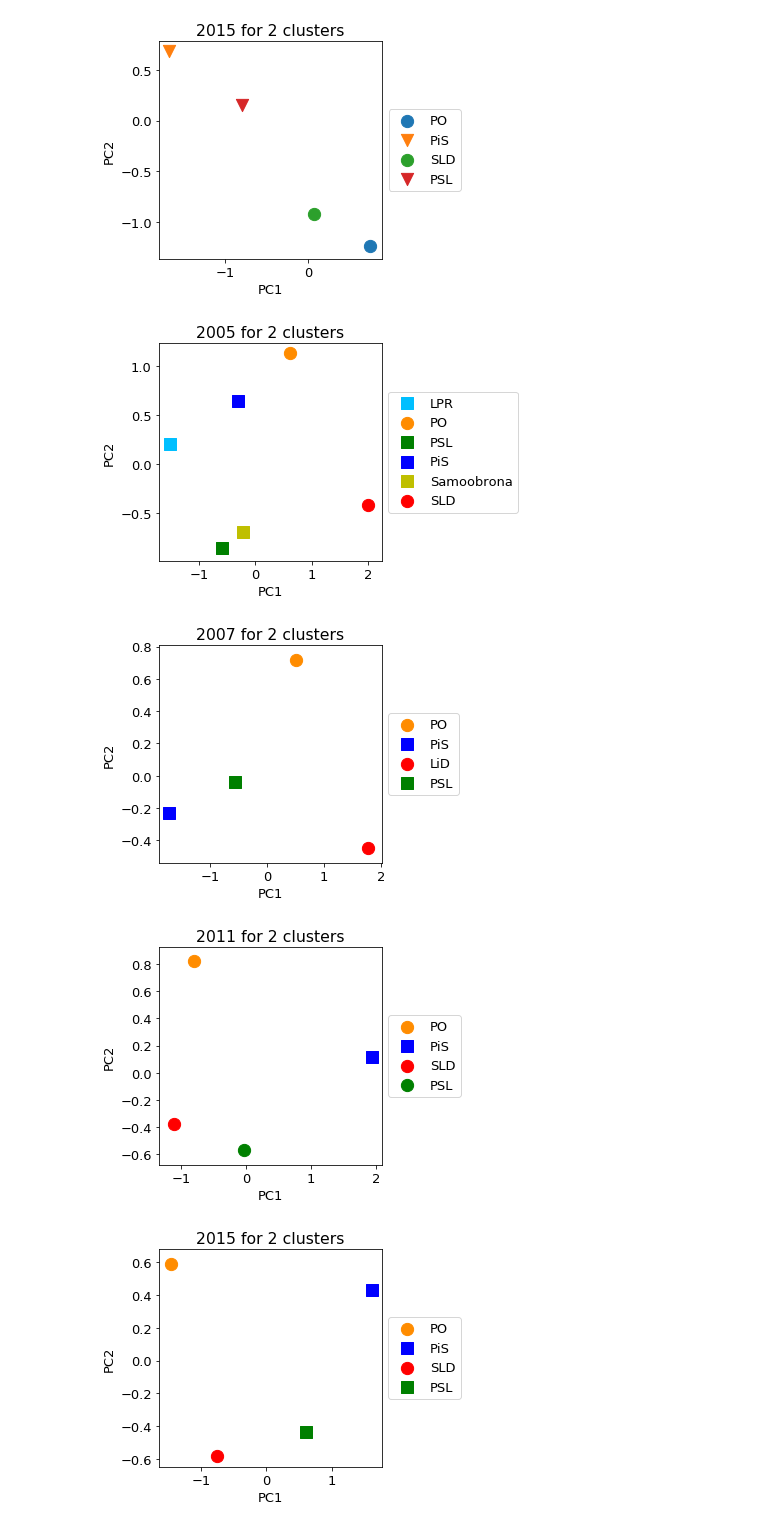
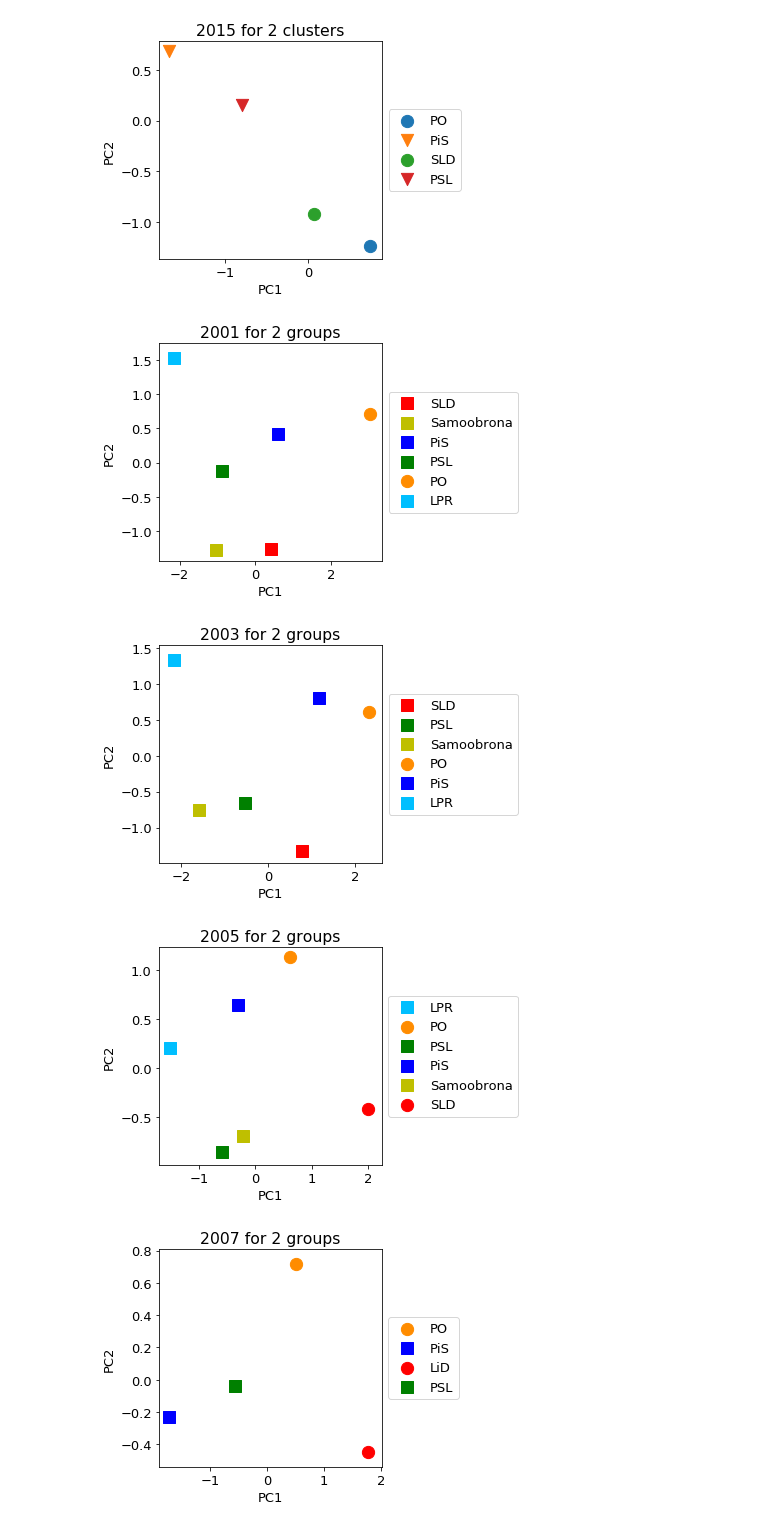
Before and after one commit to MarBry111/Forecast_Election_Poland, a Jupyter notebook: Compare_parties.ipynb, the cells around one changed output. Cells and saved outputs as stored; diff of their text form; code cells hidden in the pictures.

```diff
--- a/Compare_parties.ipynb
+++ b/Compare_parties.ipynb
@@ -172,7 +176,7 @@ files
 # %%
 op_list = [(lambda x: pd.read_csv(path+f,index_col=0, header=0).T )(f) for f in files]
 # %%
-years = ['2005','2007','2011','2015','2019']
+years = ['2001','2003','2005','2007','2011','2015','2019']
 # %%
 for inx in np.arange(1,len(op_list),2):
     pca = PCA(n_components=3)
@@ -328,35 +336,35 @@ for inx in np.arange(1,len(op_list),2):
 
     mm = ['o', 's']
     plt.figure(figsize=(4,4))
     plt.rcParams.update({'font.size': 13})
 
     for i in range(df_process.shape[0]):
         d0 = np.sum((df_process.iloc[i].values - c0)**2)
         d1 = np.sum((df_process.iloc[i].values - c1)**2)
         if d0 < d1: m = 'o'
         else: m = 's'
 
         p = op_list[inx].index.values.tolist( )[i]
 
         if p == 'PO': c = 'darkorange'
         elif p == 'PiS': c = 'blue'
         elif p in ['SLD','LiD']: c = 'red'
         elif p == 'PSL': c = 'green'
         elif p == 'LPR': c = 'deepskyblue'
         elif p == 'Samoobrona': c = 'y'
         else: c = 'indigo'
 
         #plt.scatter(MDS_parties[i,1],MDS_parties[i,1], marker=m, s = 150)
         plt.scatter(X_pca[i,0],X_pca[i,1], marker=m, color=c, s = 150)
 
-    plt.title(years[inx//2]+' for 2 clusters')
+    plt.title(years[inx//2]+' for 2 groups')
     plt.xlabel("PC1")
     plt.ylabel("PC2")
     plt.legend(df_process.index.values.tolist( ), loc='center left', bbox_to_anchor=(1, 0.5))
     plt.savefig('dane_pdf/charaktetyryka_pogladow/images/'+years[inx//2]+'_2_grups.png',
           bbox_inches='tight')
 # %% [output]
-[figure, old version]
+[figure, new version]
-[figure, old version]
+[figure, new version]
-[figure, old version]
+[figure, new version]
-[figure, old version]
+[figure, new version]
```
Also changed, not shown: parts of 4 cells of this notebook, 6 other files.
